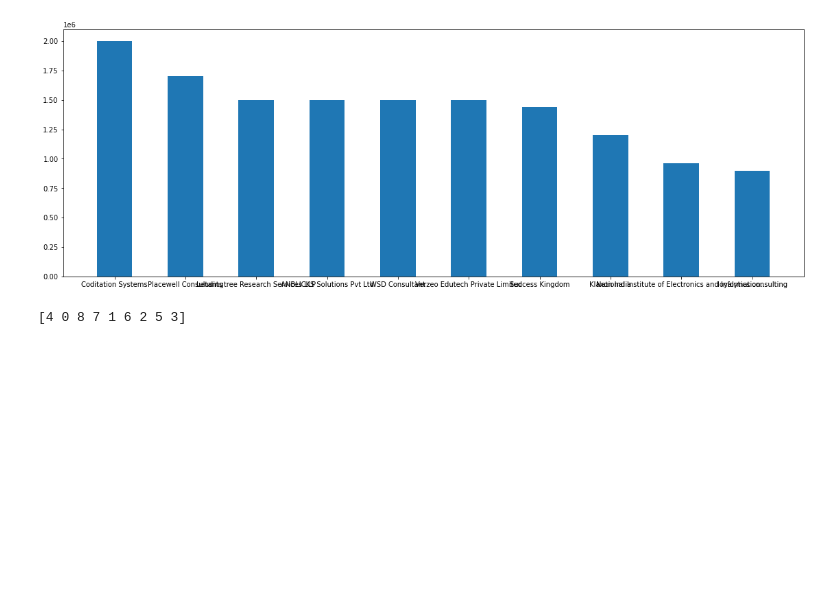
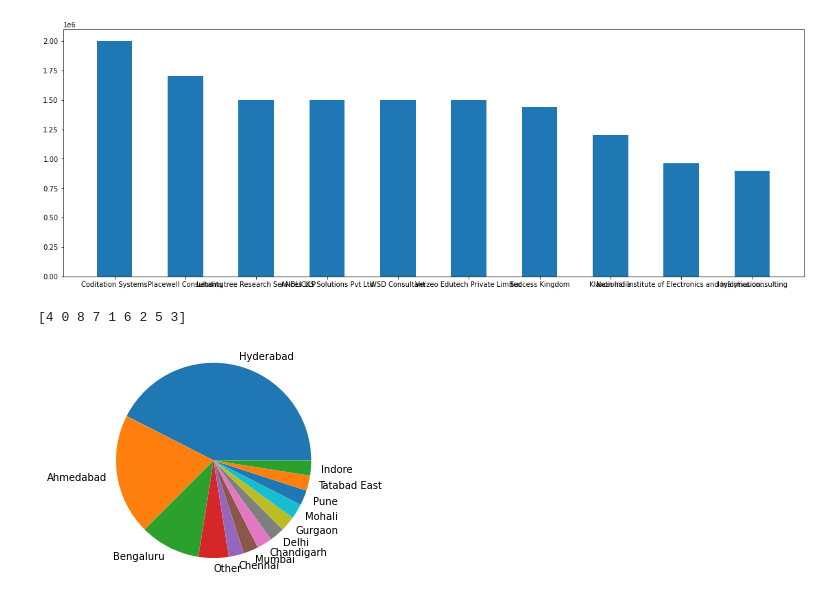
Before and after one commit to gunisha30/DS-and-ML, a Jupyter notebook: eda1.ipynb, the cells around one changed output. Saved outputs shown, nothing was run; the diff lists cells and outputs as text; code cells hidden in the pictures; blank space fills up the shorter version.

```diff
--- a/eda1.ipynb
+++ b/eda1.ipynb
@@ -236,3 +234,30 @@ print(new_arr)
 #print(arr[new_arr])
 # %% [output]
 [4 0 8 7 1 6 2 5 3]
+# %%
+import matplotlib.pyplot as plt
+import pandas as pd
+import numpy as np
+df = pd.read_csv("Final.csv")
+
+df=df.where(df['title']=='Data Scientist and Analyst')
+df.dropna(inplace=True)
+
+x=df['loc'].value_counts()
+#print(df)
+l=list(range(0,40))
+df.set_index(pd.Index(l), inplace=True)
+
+for i in range(len(x)):
+    if (x[i]<5)==True:
+        df.at[i,'loc']='Other'
+
+#print(df)
+labels = list(df['loc'].unique())
+sizes = np.array(df['loc'].value_counts())
+
+plt.pie(sizes, labels=labels)
+plt.axis('equal')
+plt.show()
+# %% [output]
+[figure, added]
```
Also changed, not shown: parts of 2 cells of this notebook.
